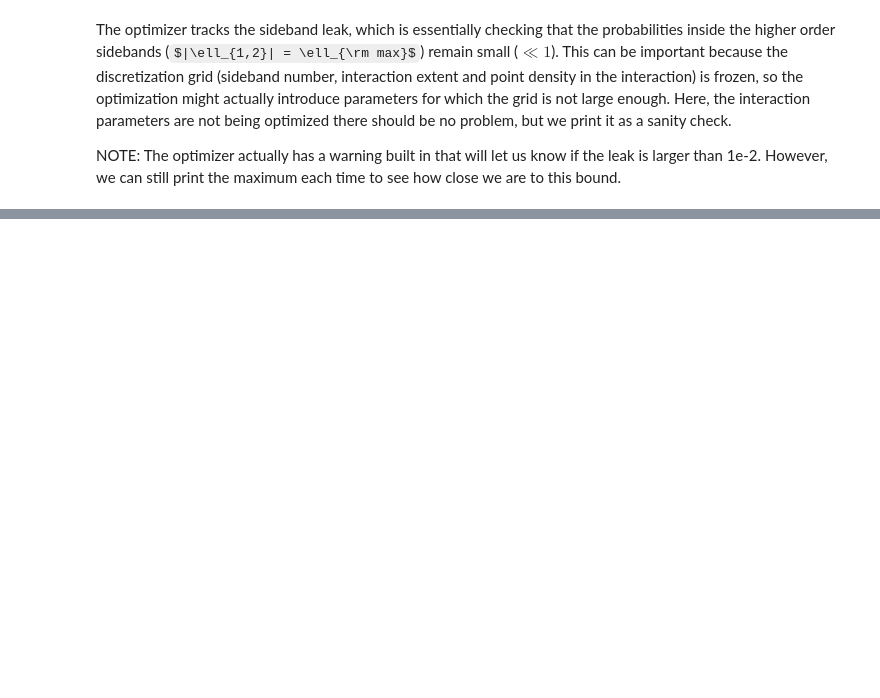
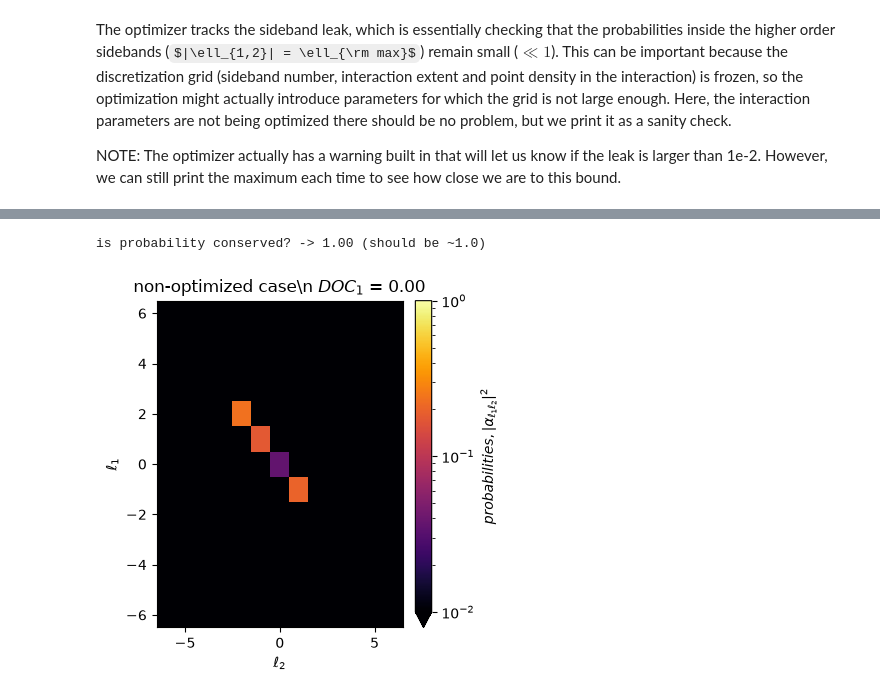
Before and after one commit to civelasco/diff-iels, a Jupyter notebook: example.ipynb, the cells around one changed output, grey strips where cells are left out. Cells and saved outputs as stored; diff of their text form; code cells hidden in the pictures; some formulas as TeX source; blank space fills up the shorter version.

```diff
--- a/example.ipynb
+++ b/example.ipynb
@@ -164,11 +186,29 @@ We now move to the more general case, where we let all three training parameters
 # %%
-# we freeze the gradient of the frequency difference and slightly change the kinetic
-# energy so it does not meet the phase matching condition directly.
-kinetic_new = 33e3
-model = ElectronModulator(cfg,kinetic_new,electric1,freq_diff,0.0,use_gouy = True)
-for name, p in model.named_parameters():
-    p.requires_grad_(name != 'log_fr_diff')
+from metric import degree_of_coherence
 
-steps = 300    # number of steps in the optimization
-lr    = 1e-3   # learning rate
-hist_tot  = optimize(model,steps,lr)
+kinetic_init   = kinetic
+electric_init  = electric1
+freq_diff_init = freq_diff
+m_full = ElectronModulator(cfg,kinetic_init,electric_init,freq_diff_init,0.0,use_gouy = True)
+
+# we store the energy matrix obtained for the initialization parameters
+with torch.no_grad():
+    alpha_init = m_full(alpha0)
+doc_init = degree_of_coherence(m_full,alpha_init,1)
+
+ls   = np.arange(-m_full.lmax,m_full.lmax+1,1)
+prob_init  = ((alpha_init.abs())**2).numpy()
+# we check the conservation of probability
+print(f'is probability conserved? -> {prob_final.sum().item():.2f} (should be ~1.0)')
+# and plot to look at the resulting structure
+prob_init = np.where(prob_init > 1e-5, prob_final, 1e-5)
+fig, ax = plt.subplots(1,1,figsize=(4,4),layout='constrained')
+cmsh = ax.pcolormesh(ls,ls,prob_init,norm=LogNorm(vmin=vmin,vmax=vmax),cmap=colormap)
+fig.colorbar(cmsh, label = r'$probabilities, |\alpha_{\ell_1 \ell_2}|^2$',extend='min')
+ax.set_ylabel(r'$\ell_1$')
+ax.set_xlabel(r'$\ell_2$')
+ax.set_title(r'non-optimized case\n $DOC_1$ = ' + f'{doc_init:.2f}')
+plt.show()
+# %% [output]
+is probability conserved? -> 1.00 (should be ~1.0)
+[figure, added]
```
Also changed, not shown: parts of 12 cells of this notebook, 5 other files.
